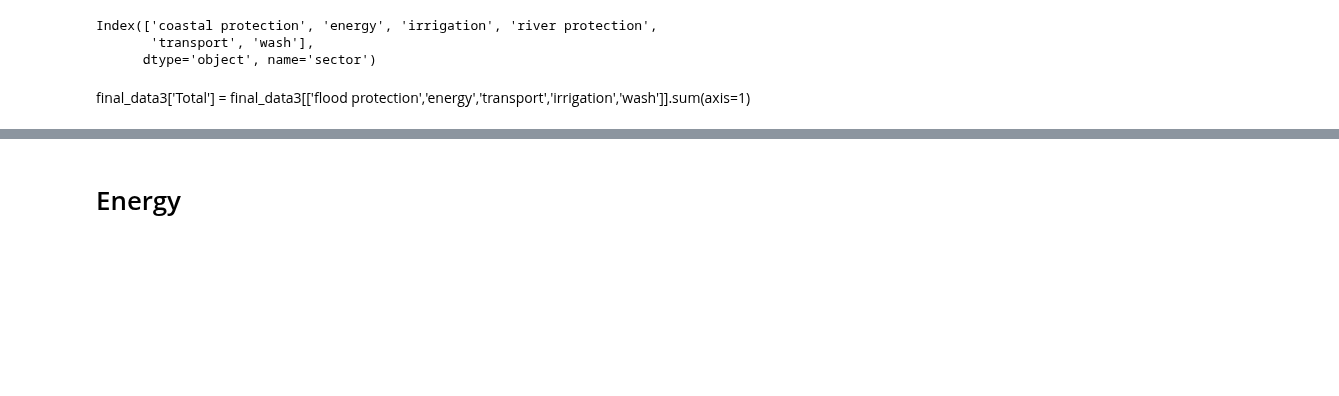
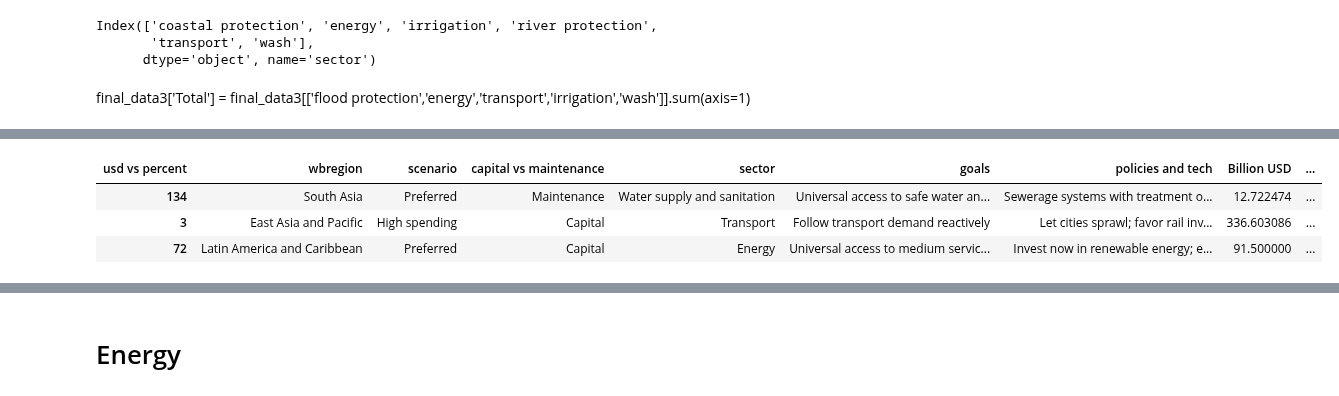
Before and after one commit to julierozenberg/infra_needs_analyses, a Jupyter notebook: bring all together-WB regions.ipynb, the cells around one changed output, grey strips where cells are left out. Drawn from its saved outputs; the diff is of its cells as text; code cells hidden in the pictures; blank space fills up the shorter version.

```diff
--- a/bring all together-WB regions.ipynb
+++ b/bring all together-WB regions.ipynb
@@ -143,0 +226,7 @@ final_data4.to_csv('C:\\Users\\WB451855\\OneDrive - WBG\\!infra_needs_data\\fina
+# %%
+datawrapper.sample(3)
+# %% [output]
+| usd vs percent | wbregion | scenario | capital vs maintenance | sector | goals | policies and tech | Billion USD | ... |
+| 134 | South Asia | Preferred | Maintenance | Water supply and sanitation | Universal access to safe water an... | Sewerage systems with treatment o... | 12.722474 | ... |
+| 3 | East Asia and Pacific | High spending | Capital | Transport | Follow transport demand reactively | Let cities sprawl; favor rail inv... | 336.603086 | ... |
+| 72 | Latin America and Caribbean | Preferred | Capital | Energy | Universal access to medium servic... | Invest now in renewable energy; e... | 91.500000 | ... |
```
Also changed, not shown: parts of 46 cells of this notebook, 4 other files.
